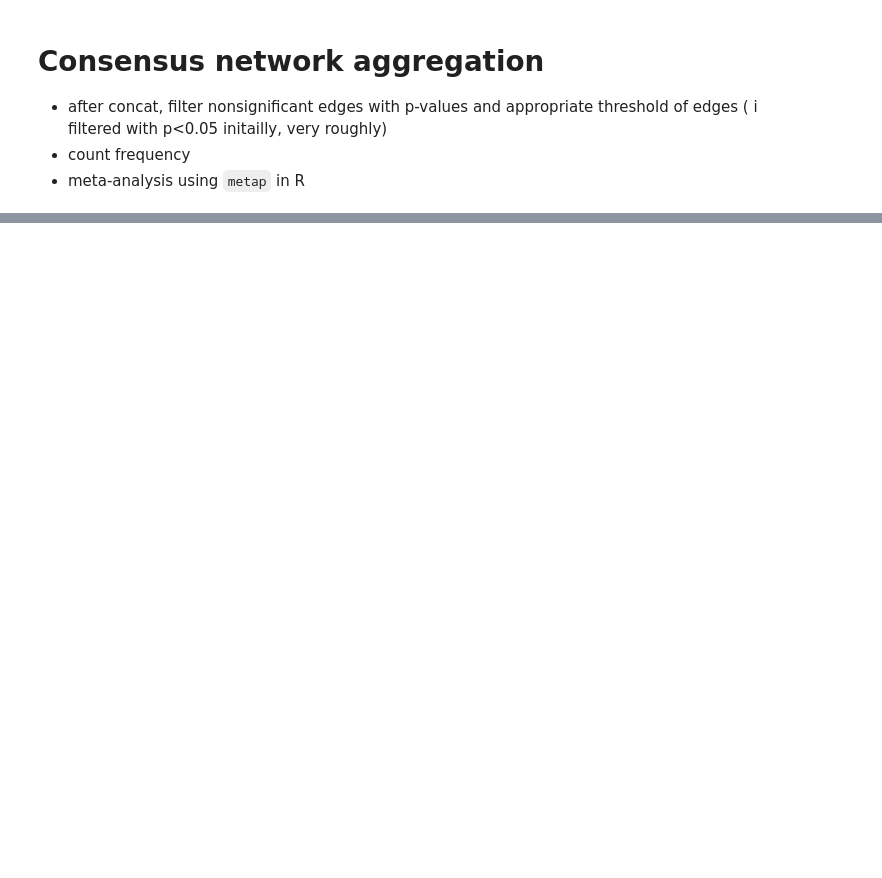
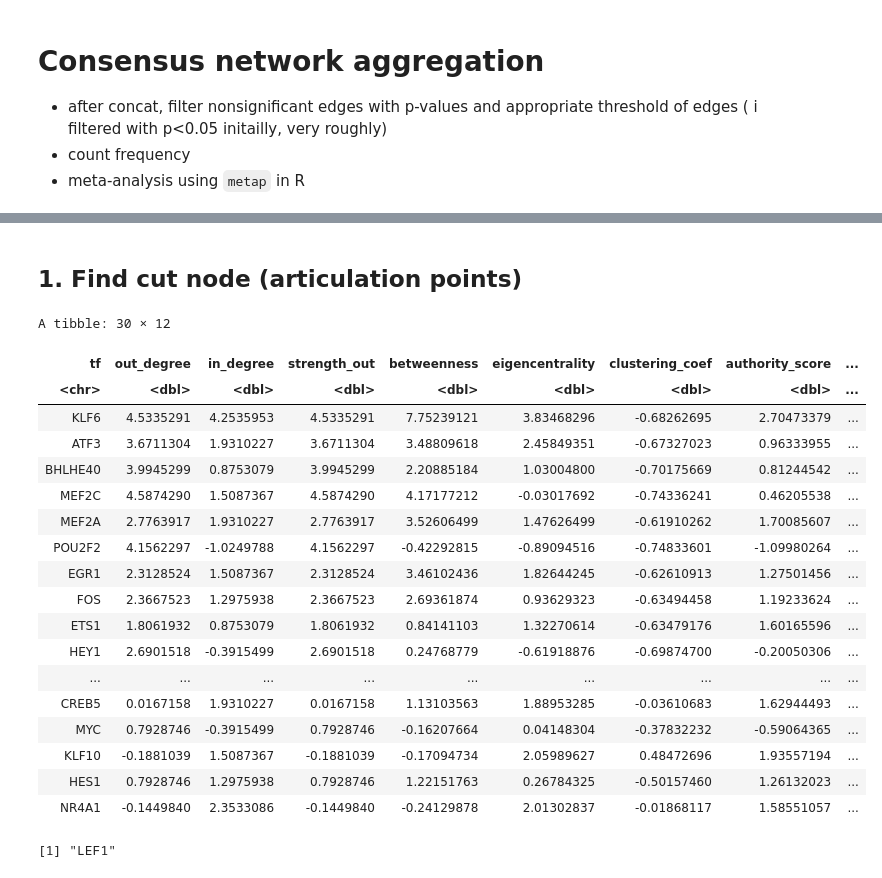
Before and after one commit to JiehoonKwak/crisprscreen, a Jupyter notebook: notebooks/integrate/networkaggregaion.ipynb, the cells around one changed output, grey strips where cells are left out. Cells and saved outputs as stored; diff of their text form; code cells hidden in the pictures; blank space fills up the shorter version.

```diff
--- a/notebooks/integrate/networkaggregaion.ipynb
+++ b/notebooks/integrate/networkaggregaion.ipynb
@@ -26,0 +173,6 @@ grns
+# %%
+# Multiple testing correction (BH)
+final_summary <- final_summary %>%
+  mutate(adj_p_bonf = p.adjust(combined_p, method = "bonf"),
+        adj_p_BH = p.adjust(combined_p, method = "BH")) %>%
+  filter(adj_p_BH < 0.05)
@@ -26,0 +199,66 @@ grns
+# %%
+g <- final_summary %>%
+  select(source, target, combined_coef) %>%
+  graph_from_data_frame(directed = TRUE)
+
+tfs <- unique(final_summary$source)
+# %% [markdown]
+## 1. Find cut node (articulation points)
+# %%
+cut_vertices <- articulation_points(g)
+cut_vertex_names <- V(g)$name[cut_vertices]
+
+pr_res <- page_rank(g, directed = TRUE, weights = E(g)$weight)
+# %%
+tf_importance <- tibble(
+  tf = V(g)$name,
+  out_degree = degree(g, mode = "out"),
+  in_degree = degree(g, mode = "in"),
+  strength_out = strength(g, mode = "out"),
+  betweenness = betweenness(g, normalized = TRUE),
+  eigencentrality = eigen_centrality(g, directed = TRUE, weights = E(g)$weight)$vector,
+  clustering_coef = transitivity(g, type = "local"),
+  authority_score = authority_score(g)$vector,
+  hub_score = hub_score(g)$vector,
+  page_rank = pr_res$vector,
+  is_cut_vertex = tf %in% cut_vertex_names,
+) %>%
+  filter(tf %in% tfs) %>%
+  # Scale numeric columns
+  mutate(across(where(is.numeric), ~ scale(.) %>% as.vector)) %>%
+  mutate(
+    # Weighted linear combination example
+    regulatory_importance = (
+      1 * out_degree +
+      1 * eigencentrality +
+      1 * hub_score
+      # 1.5 * page_rank
+    ) / (1 + 1 + 1) # sum of weights
+  ) %>%
+  arrange(desc(regulatory_importance))
+
+head(tf_importance, 30)
+# %% [output]
+A tibble: 30 × 12
+| tf | out_degree | in_degree | strength_out | betweenness | eigencentrality | clustering_coef | authority_score | ... |
+| <chr> | <dbl> | <dbl> | <dbl> | <dbl> | <dbl> | <dbl> | <dbl> | ... |
+| KLF6 | 4.5335291 | 4.2535953 | 4.5335291 | 7.75239121 | 3.83468296 | -0.68262695 | 2.70473379 | ... |
+| ATF3 | 3.6711304 | 1.9310227 | 3.6711304 | 3.48809618 | 2.45849351 | -0.67327023 | 0.96333955 | ... |
+| BHLHE40 | 3.9945299 | 0.8753079 | 3.9945299 | 2.20885184 | 1.03004800 | -0.70175669 | 0.81244542 | ... |
+| MEF2C | 4.5874290 | 1.5087367 | 4.5874290 | 4.17177212 | -0.03017692 | -0.74336241 | 0.46205538 | ... |
+| MEF2A | 2.7763917 | 1.9310227 | 2.7763917 | 3.52606499 | 1.47626499 | -0.61910262 | 1.70085607 | ... |
+| POU2F2 | 4.1562297 | -1.0249788 | 4.1562297 | -0.42292815 | -0.89094516 | -0.74833601 | -1.09980264 | ... |
+| EGR1 | 2.3128524 | 1.5087367 | 2.3128524 | 3.46102436 | 1.82644245 | -0.62610913 | 1.27501456 | ... |
+| FOS | 2.3667523 | 1.2975938 | 2.3667523 | 2.69361874 | 0.93629323 | -0.63494458 | 1.19233624 | ... |
+| ETS1 | 1.8061932 | 0.8753079 | 1.8061932 | 0.84141103 | 1.32270614 | -0.63479176 | 1.60165596 | ... |
+| HEY1 | 2.6901518 | -0.3915499 | 2.6901518 | 0.24768779 | -0.61918876 | -0.69874700 | -0.20050306 | ... |
+| ... | ... | ... | ... | ... | ... | ... | ... | ... |
+| CREB5 | 0.0167158 | 1.9310227 | 0.0167158 | 1.13103563 | 1.88953285 | -0.03610683 | 1.62944493 | ... |
+| MYC | 0.7928746 | -0.3915499 | 0.7928746 | -0.16207664 | 0.04148304 | -0.37832232 | -0.59064365 | ... |
+| KLF10 | -0.1881039 | 1.5087367 | -0.1881039 | -0.17094734 | 2.05989627 | 0.48472696 | 1.93557194 | ... |
+| HES1 | 0.7928746 | 1.2975938 | 0.7928746 | 1.22151763 | 0.26784325 | -0.50157460 | 1.26132023 | ... |
+| NR4A1 | -0.1449840 | 2.3533086 | -0.1449840 | -0.24129878 | 2.01302837 | -0.01868117 | 1.58551057 | ... |
+# %%
+tf_importance$tf[str_starts(tf_importance$tf, "LEF")]
+# %% [output]
+[1] "LEF1"
```
Also changed, not shown: parts of 20 cells of this notebook, 1 other file.
